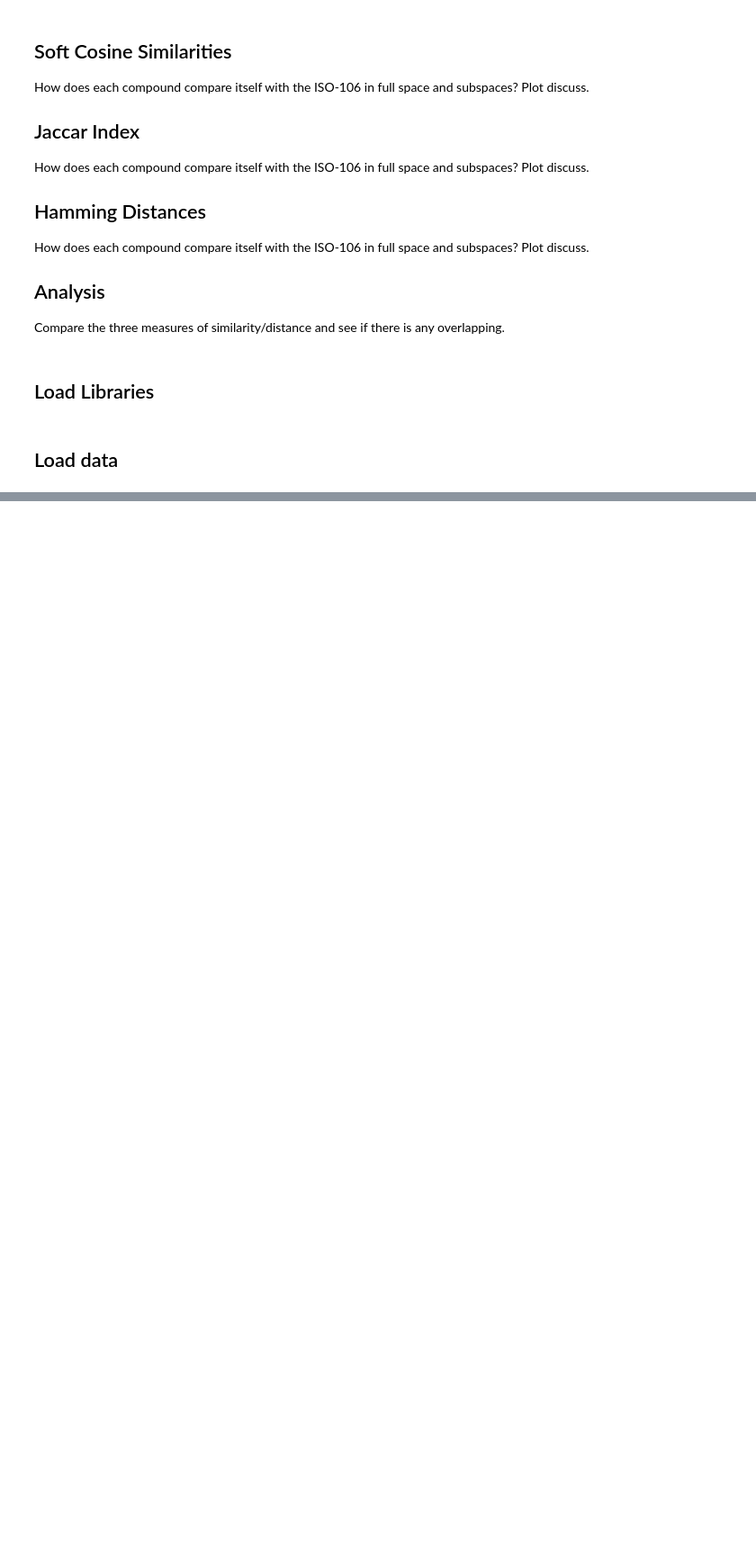
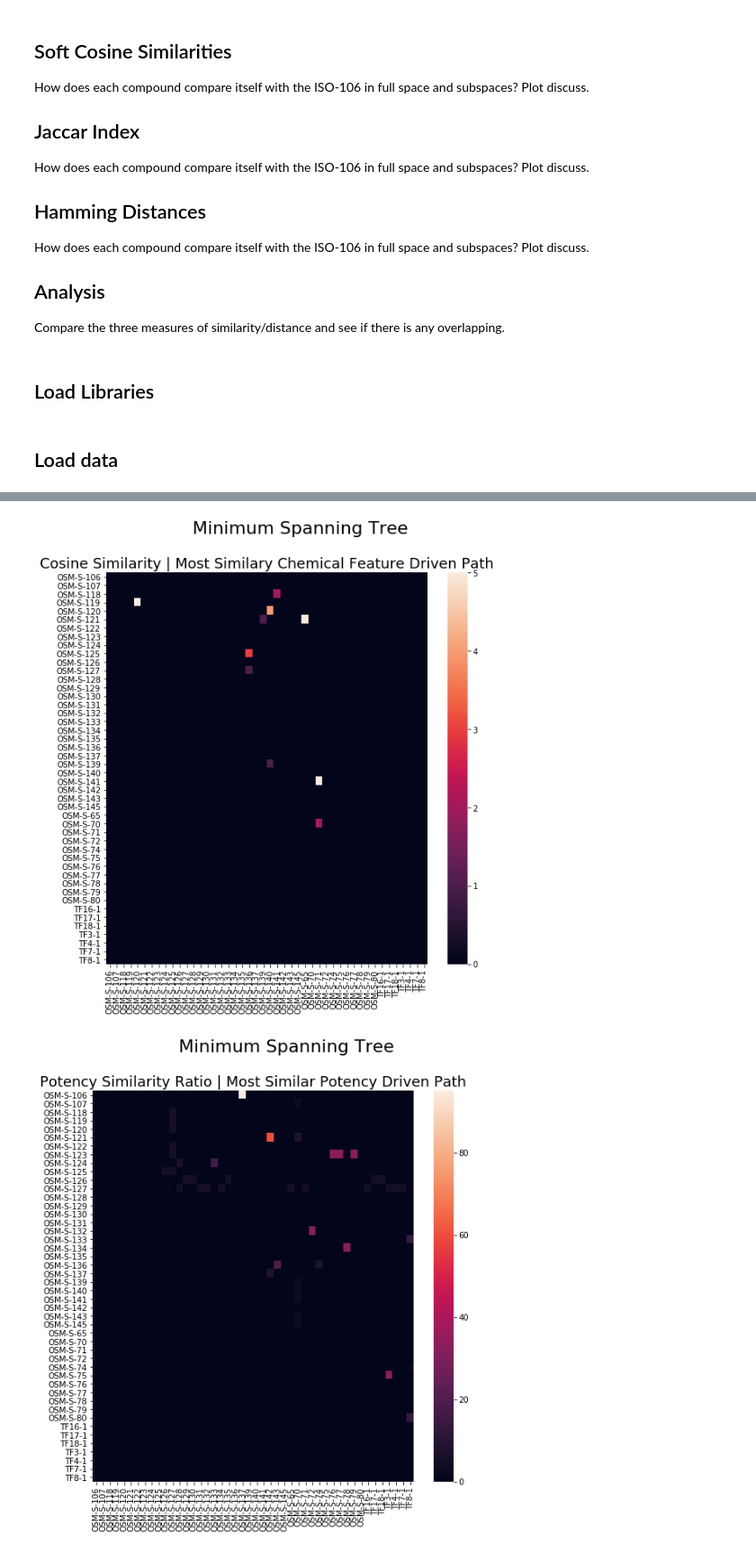
Before and after one commit to conradbm/kcail, a Jupyter notebook: code/2_deeper_findings_/main_similarities.ipynb, the cells around one changed output, grey strips where cells are left out. Shown at 90% size. Cells and saved outputs as stored; diff of their text form; code cells hidden in the pictures; blank space fills up the shorter version.

```diff
--- a/code/2_deeper_findings_/main_similarities.ipynb
+++ b/code/2_deeper_findings_/main_similarities.ipynb
@@ -142,0 +306,74 @@ bigframe
+# %%
+"""
+Illustrative Example ...
+
+>>> X = csr_matrix([[0, 8, 0, 3],
+...                 [0, 0, 2, 5],
+...                 [0, 0, 0, 6],
+...                 [0, 0, 0, 0]])
+>>> Tcsr = minimum_spanning_tree(X)
+>>> Tcsr.toarray().astype(int)
+array([[0, 0, 0, 3],
+       [0, 0, 2, 5],
+       [0, 0, 0, 0],
+       [0, 0, 0, 0]])
+
+input graph             minimum spanning tree
+
+     (0)                         (0)
+    /   \                       /
+   3     8                     3
+  /       \                   /
+(3)---5---(1)               (3)---5---(1)
+  \       /                           /
+   6     2                           2
+    \   /                           /
+     (2)                         (2)
+"""
+
+def create_min_spanning_tree(someSimilarityMatrix):
+
+    # Min Spanning Tree on Distance <--> Max Spanning Tree on Similarity, I.e., 1 - distance = similarity.
+    # The functions require integers, I.e., multiply by 100.
+    # Remove lower triangle.
+    M = (1 - np.matrix(someSimilarityMatrix)) * 100
+    for i in range(M.shape[0]):
+        for j in range(M.shape[1]):
+            if j <= i:
+                M[i,j]=0
+
+
+    X = csr_matrix(M)
+    Tcsr = minimum_spanning_tree(X)
+    Tcsr = Tcsr.toarray().astype(int)
+    return Tcsr
+
+CS = create_min_spanning_tree(A["cosine_sim"])
+PSR = create_min_spanning_tree(A["ic50_sim_ratio"])
+
+fig, ax = plt.subplots(figsize=(9,9))
+sns.heatmap(CS,
+            xticklabels=ic50_sim_ratio_matrix.index.tolist(),
+            yticklabels=ic50_sim_ratio_matrix.index.tolist())
+#ax.xaxis.tick_top()
+plt.xticks(rotation=90)
+#ax.set_ylabel(cosine_similarity_matrix.index.tolist(), fontsize=10)
+#ax.set_xlabel(cosine_similarity_matrix.index.tolist(), fontsize=10)
+plt.suptitle("Minimum Spanning Tree", size=22)
+plt.title("Cosine Similarity | Most Similary Chemical Feature Driven Path", size=18)
+plt.show()
+
+fig, ax = plt.subplots(figsize=(9,9))
+sns.heatmap(PSR,
+            xticklabels=ic50_sim_ratio_matrix.index.tolist(),
+            yticklabels=ic50_sim_ratio_matrix.index.tolist())
+#ax.xaxis.tick_top()
+plt.xticks(rotation=90)
+#ax.set_ylabel(cosine_similarity_matrix.index.tolist(), fontsize=10)
+#ax.set_xlabel(cosine_similarity_matrix.index.tolist(), fontsize=10)
+plt.suptitle("Minimum Spanning Tree", size=22)
+plt.title("Potency Similarity Ratio | Most Similar Potency Driven Path", size=18)
+plt.show()
+# %% [output]
+[figure, added]
+[figure, added]
```
Also changed, not shown: parts of 25 cells of this notebook, 7 other files.
